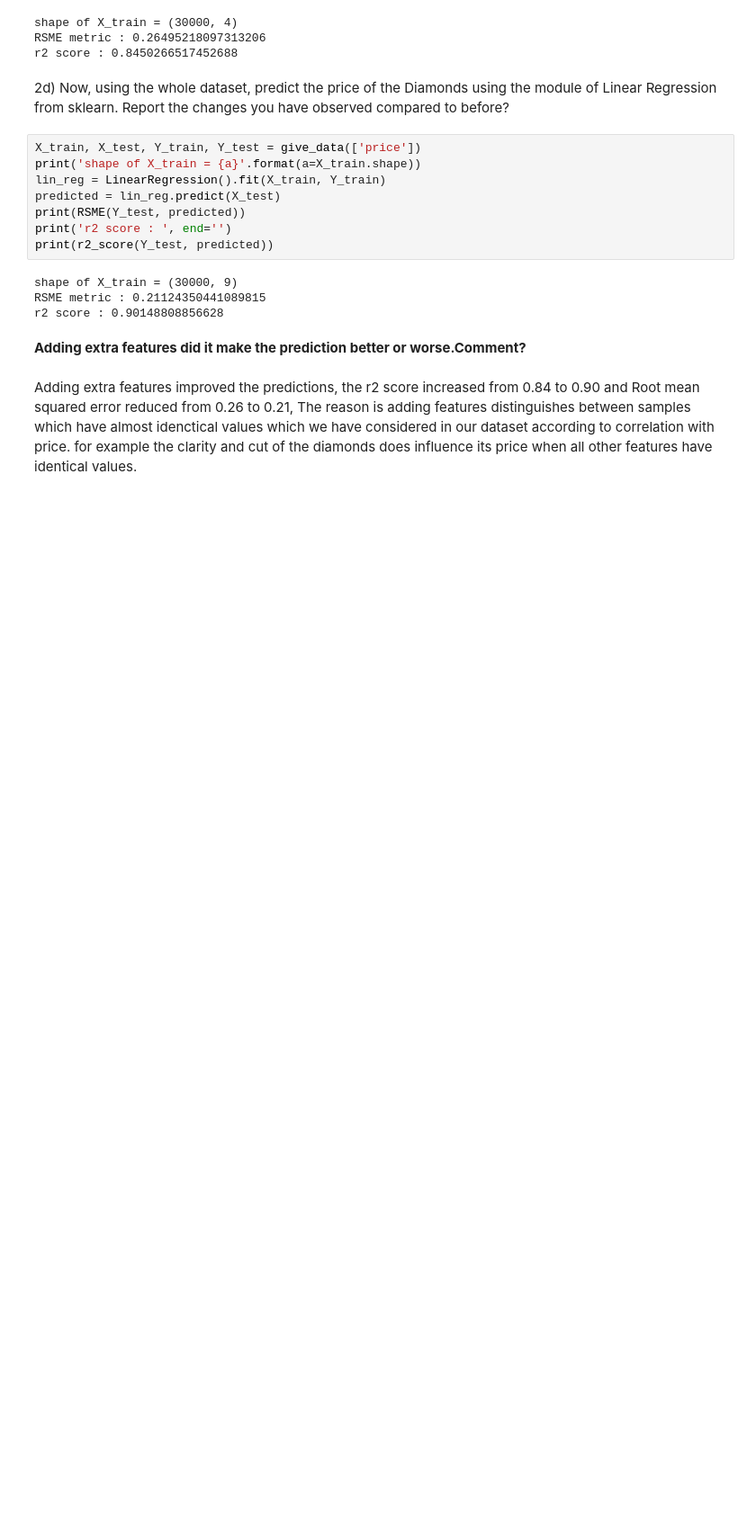
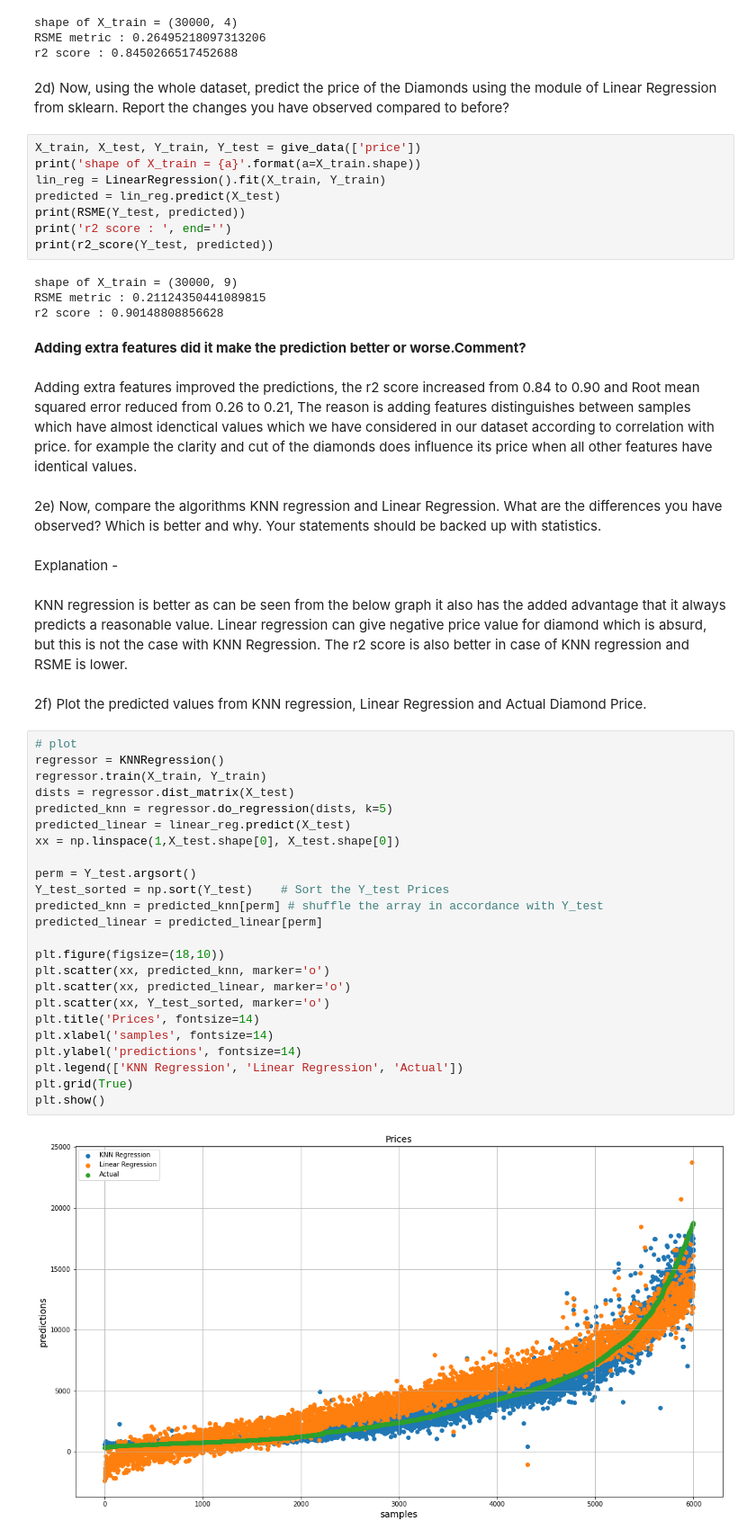
Before and after one commit to kanishk779/SMAI-1, a Jupyter notebook: Assignment1.ipynb, the cells around one changed output. Shown: that part at 90% size. Drawn from its saved outputs; the diff is of its cells as text; blank space fills up the shorter version.

Commit message:
Plot comparison b/w Linear Reg and KNN Reg

```diff
--- a/Assignment1.ipynb
+++ b/Assignment1.ipynb
@@ -488,3 +488,37 @@ r2 score : 0.90148808856628
 # %% [markdown]
 Adding extra features improved the predictions, the r2 score increased from 0.84 to 0.90 and Root mean squared error reduced from 0.26 to 0.21,
 The reason is adding features distinguishes between samples which have almost idenctical values which we have considered in our dataset according to correlation with price. for example the clarity and cut of the diamonds does influence its price when all other features have identical values.
+# %% [markdown]
+2e) Now, compare the algorithms KNN regression and Linear Regression. What are the differences you have observed? Which is better and why. Your statements should be backed up with statistics.
+# %% [markdown]
+Explanation -
+# %% [markdown]
+KNN regression is better as can be seen from the below graph it also has the added advantage that it always predicts a reasonable value. Linear regression can give negative price value for diamond which is absurd, but this is not the case with KNN Regression. The r2 score is also better in case of KNN regression and RSME is lower.
+# %% [markdown]
+2f) Plot the predicted values from KNN regression, Linear Regression and Actual Diamond Price.
+# %%
+# plot
+regressor = KNNRegression()
+regressor.train(X_train, Y_train)
+dists = regressor.dist_matrix(X_test)
+predicted_knn = regressor.do_regression(dists, k=5)
+predicted_linear = linear_reg.predict(X_test)
+xx = np.linspace(1,X_test.shape[0], X_test.shape[0])
+
+perm = Y_test.argsort()
+Y_test_sorted = np.sort(Y_test)    # Sort the Y_test Prices
+predicted_knn = predicted_knn[perm] # shuffle the array in accordance with Y_test
+predicted_linear = predicted_linear[perm]
+
+plt.figure(figsize=(18,10))
+plt.scatter(xx, predicted_knn, marker='o')
+plt.scatter(xx, predicted_linear, marker='o')
+plt.scatter(xx, Y_test_sorted, marker='o')
+plt.title('Prices', fontsize=14)
+plt.xlabel('samples', fontsize=14)
+plt.ylabel('predictions', fontsize=14)
+plt.legend(['KNN Regression', 'Linear Regression', 'Actual'])
+plt.grid(True)
+plt.show()
+# %% [output]
+[figure, added]
```
Also changed, not shown: parts of 1 cell of this notebook.
